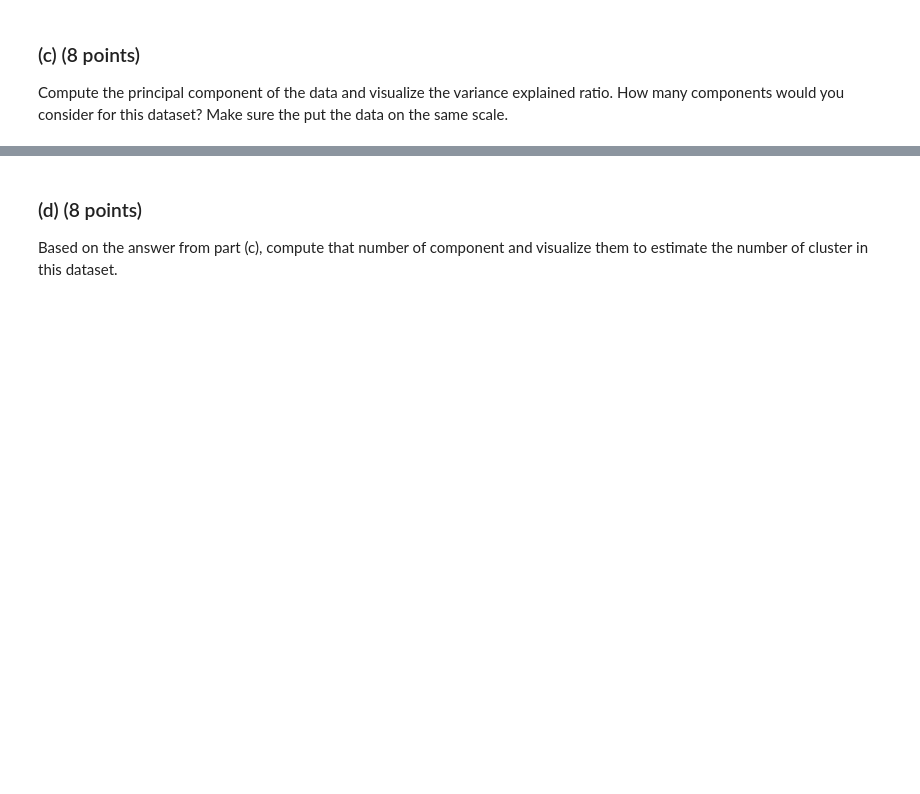
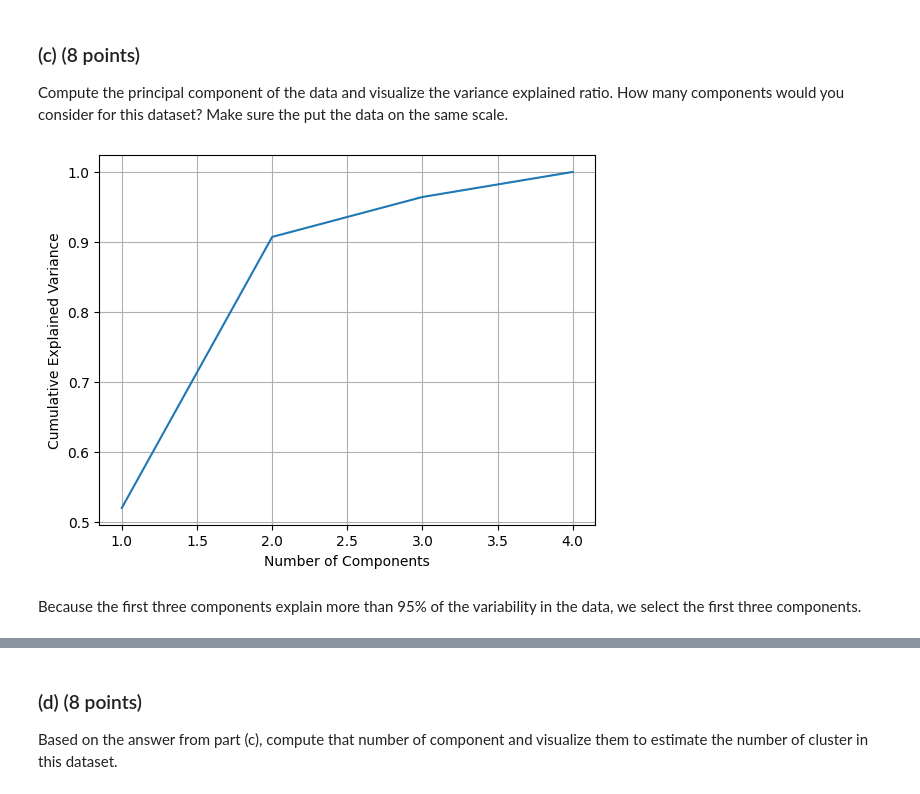
Before and after one commit to eschultz5/DATA-445-InClass, a Jupyter notebook: In_Class_18.0.ipynb, the cells around one changed output, grey strips where cells are left out. Drawn from its saved outputs; the diff is of its cells as text; code cells hidden in the pictures; blank space fills up the shorter version.

```diff
--- a/In_Class_18.0.ipynb
+++ b/In_Class_18.0.ipynb
@@ -16,3 +16,8 @@ Consider the `customers.csv` datafile. This file contains information related to
 # %% [markdown]
 ### (a) (3 points)
 Using the `pandas` library, read the csv file and create a data-frame called `customers`.
+# %%
+import pandas as pd
+
+customers = pd.read_csv("customers.csv")
+customers.head()
@@ -19,3 +31,6 @@ Using the `pandas` library, read the csv file and create a data-frame called `cu
 # %% [markdown]
 ### (b) (3 points)
 Using the appropriate Python commands, remove the `ID` variable.
+# %%
+customers = customers.drop(columns=["ID"], axis=1)
+customers.head()
@@ -22,3 +44,31 @@ Using the appropriate Python commands, remove the `ID` variable.
 # %% [markdown]
 ### (c) (8 points)
 Compute the principal component of the data and visualize the variance explained ratio. How many components would you consider for this dataset? Make sure the put the data on the same scale.
+# %%
+from sklearn.preprocessing import MinMaxScaler
+from sklearn.decomposition import PCA
+
+scaler = MinMaxScaler()
+customers_scaled = scaler.fit_transform(customers)
+
+# Defining the PCA model
+pca = PCA()
+
+# Fitting the PCA model to the scaled data
+customers_pca = pca.fit_transform(customers_scaled)
+
+# Checking the explained variance ratio
+pca.explained_variance_ratio_
+
+# Visualizing the cumulative explained variance
+import matplotlib.pyplot as plt
+n_components = [i for i in range(1, customers.shape[1] + 1)]
+plt.plot(n_components, pca.explained_variance_ratio_.cumsum())
+plt.xlabel('Number of Components')
+plt.ylabel('Cumulative Explained Variance')
+plt.grid(True)
+plt.show()
+# %% [output]
+[figure, added]
+# %% [markdown]
+Because the first three components explain more than 95% of the variability in the data, we select the first three components.
```
Also changed, not shown: parts of 9 cells of this notebook.
